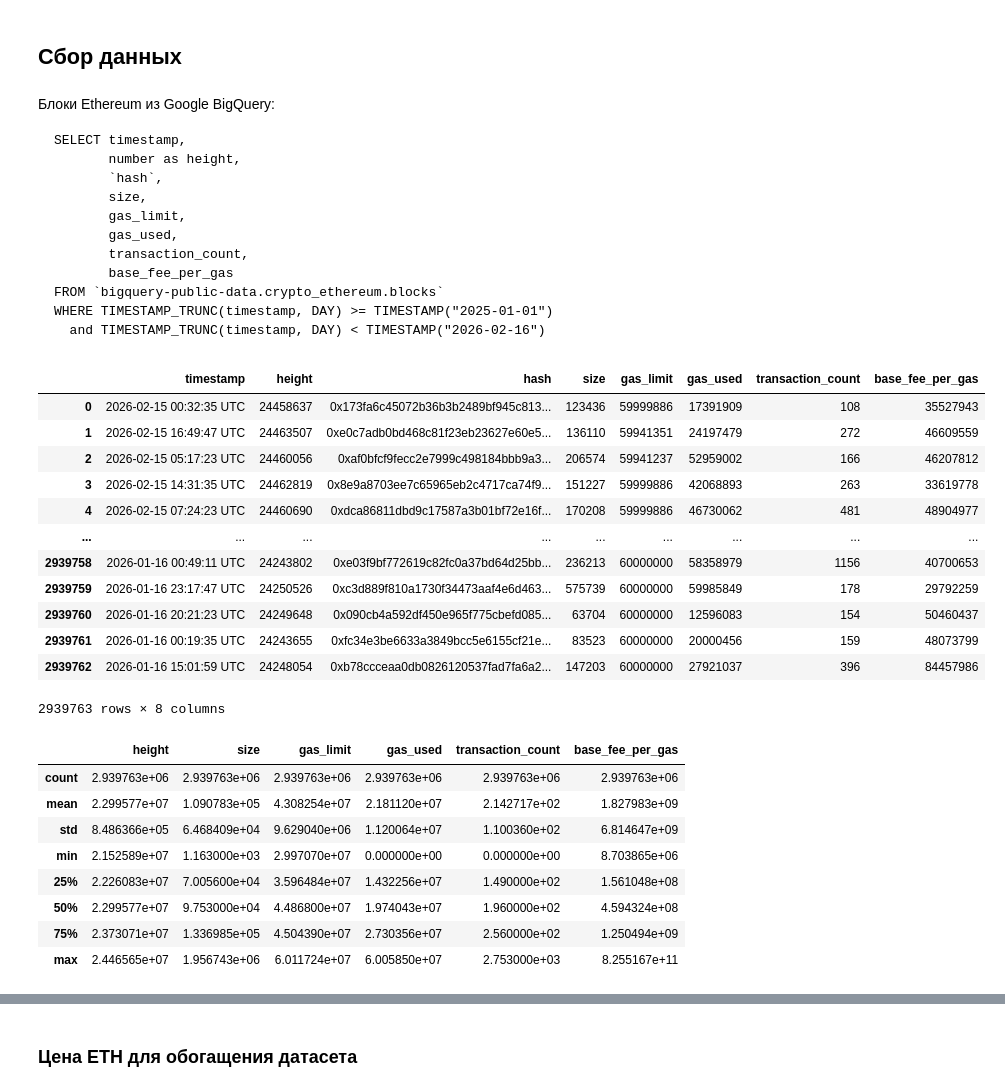
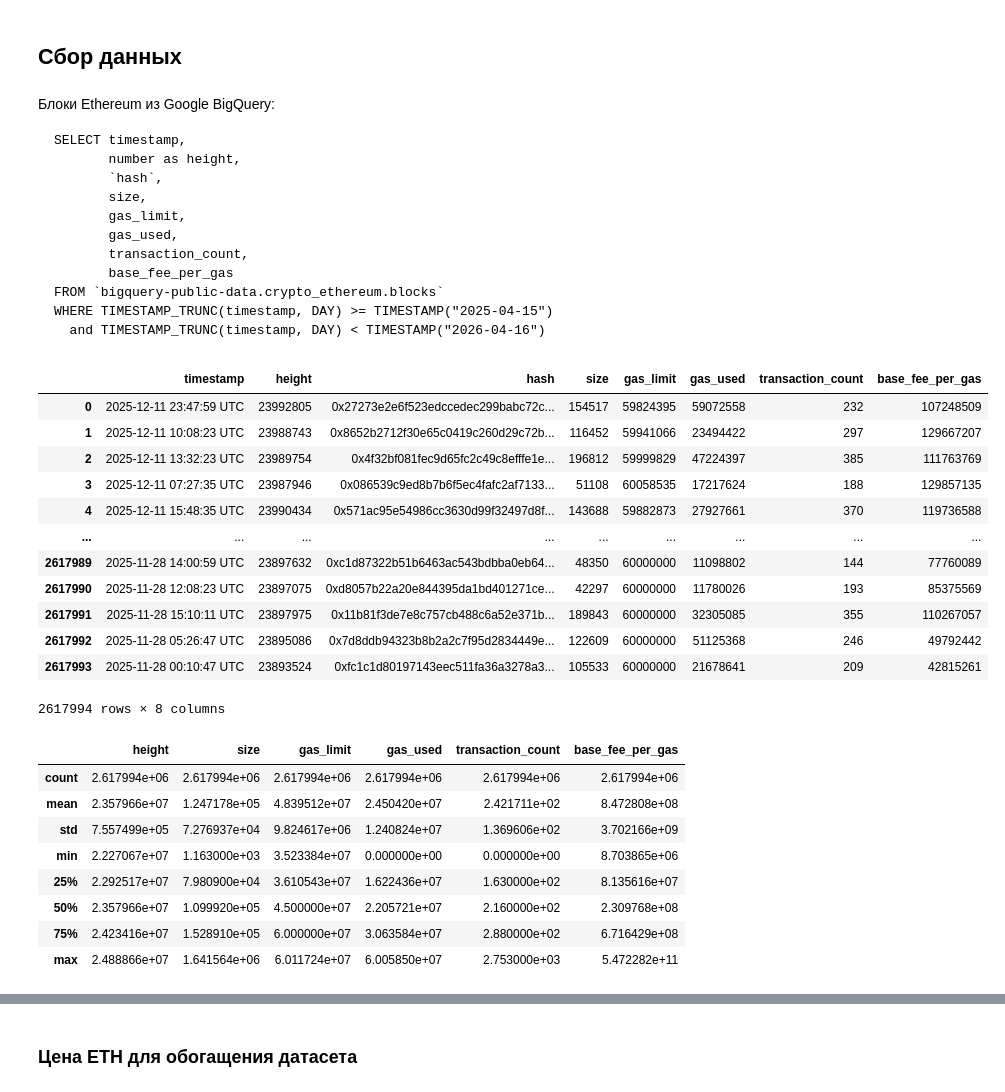
Before and after one commit to dizpatcher/ethereum-fee, a Jupyter notebook: notebooks/base_fee_data.ipynb, the cells around one changed output, grey strips where cells are left out. Saved outputs shown, nothing was run; the diff lists cells and outputs as text; code cells hidden in the pictures.

````diff
--- a/notebooks/base_fee_data.ipynb
+++ b/notebooks/base_fee_data.ipynb
@@ -28,38 +28,38 @@ SELECT timestamp,
        transaction_count,
        base_fee_per_gas
 FROM `bigquery-public-data.crypto_ethereum.blocks`
-WHERE TIMESTAMP_TRUNC(timestamp, DAY) >= TIMESTAMP("2025-01-01")
-  and TIMESTAMP_TRUNC(timestamp, DAY) < TIMESTAMP("2026-02-16")
+WHERE TIMESTAMP_TRUNC(timestamp, DAY) >= TIMESTAMP("2025-04-15")
+  and TIMESTAMP_TRUNC(timestamp, DAY) < TIMESTAMP("2026-04-16")
 ```
 # %%
-df = pd.read_csv('data/eth_blocks_2025-01-01_2026-02-15.csv')
+df = pd.read_csv('data/eth_blocks_2025-04-15_2026-04-15.csv')
 df
 # %% [output]
 |  | timestamp | height | hash | size | gas_limit | gas_used | transaction_count | base_fee_per_gas |
-| 0 | 2026-02-15 00:32:35 UTC | 24458637 | 0x173fa6c45072b36b3b2489bf945c813... | 123436 | 59999886 | 17391909 | 108 | 35527943 |
-| 1 | 2026-02-15 16:49:47 UTC | 24463507 | 0xe0c7adb0bd468c81f23eb23627e60e5... | 136110 | 59941351 | 24197479 | 272 | 46609559 |
-| 2 | 2026-02-15 05:17:23 UTC | 24460056 | 0xaf0bfcf9fecc2e7999c498184bbb9a3... | 206574 | 59941237 | 52959002 | 166 | 46207812 |
-| 3 | 2026-02-15 14:31:35 UTC | 24462819 | 0x8e9a8703ee7c65965eb2c4717ca74f9... | 151227 | 59999886 | 42068893 | 263 | 33619778 |
-| 4 | 2026-02-15 07:24:23 UTC | 24460690 | 0xdca86811dbd9c17587a3b01bf72e16f... | 170208 | 59999886 | 46730062 | 481 | 48904977 |
+| 0 | 2025-12-11 23:47:59 UTC | 23992805 | 0x27273e2e6f523edccedec299babc72c... | 154517 | 59824395 | 59072558 | 232 | 107248509 |
+| 1 | 2025-12-11 10:08:23 UTC | 23988743 | 0x8652b2712f30e65c0419c260d29c72b... | 116452 | 59941066 | 23494422 | 297 | 129667207 |
+| 2 | 2025-12-11 13:32:23 UTC | 23989754 | 0x4f32bf081fec9d65fc2c49c8efffe1e... | 196812 | 59999829 | 47224397 | 385 | 111763769 |
+| 3 | 2025-12-11 07:27:35 UTC | 23987946 | 0x086539c9ed8b7b6f5ec4fafc2af7133... | 51108 | 60058535 | 17217624 | 188 | 129857135 |
+| 4 | 2025-12-11 15:48:35 UTC | 23990434 | 0x571ac95e54986cc3630d99f32497d8f... | 143688 | 59882873 | 27927661 | 370 | 119736588 |
 | ... | ... | ... | ... | ... | ... | ... | ... | ... |
-| 2939758 | 2026-01-16 00:49:11 UTC | 24243802 | 0xe03f9bf772619c82fc0a37bd64d25bb... | 236213 | 60000000 | 58358979 | 1156 | 40700653 |
-| 2939759 | 2026-01-16 23:17:47 UTC | 24250526 | 0xc3d889f810a1730f34473aaf4e6d463... | 575739 | 60000000 | 59985849 | 178 | 29792259 |
-| 2939760 | 2026-01-16 20:21:23 UTC | 24249648 | 0x090cb4a592df450e965f775cbefd085... | 63704 | 60000000 | 12596083 | 154 | 50460437 |
-| 2939761 | 2026-01-16 00:19:35 UTC | 24243655 | 0xfc34e3be6633a3849bcc5e6155cf21e... | 83523 | 60000000 | 20000456 | 159 | 48073799 |
-| 2939762 | 2026-01-16 15:01:59 UTC | 24248054 | 0xb78ccceaa0db0826120537fad7fa6a2... | 147203 | 60000000 | 27921037 | 396 | 84457986 |
+| 2617989 | 2025-11-28 14:00:59 UTC | 23897632 | 0xc1d87322b51b6463ac543bdbba0eb64... | 48350 | 60000000 | 11098802 | 144 | 77760089 |
+| 2617990 | 2025-11-28 12:08:23 UTC | 23897075 | 0xd8057b22a20e844395da1bd401271ce... | 42297 | 60000000 | 11780026 | 193 | 85375569 |
+| 2617991 | 2025-11-28 15:10:11 UTC | 23897975 | 0x11b81f3de7e8c757cb488c6a52e371b... | 189843 | 60000000 | 32305085 | 355 | 110267057 |
+| 2617992 | 2025-11-28 05:26:47 UTC | 23895086 | 0x7d8ddb94323b8b2a2c7f95d2834449e... | 122609 | 60000000 | 51125368 | 246 | 49792442 |
+| 2617993 | 2025-11-28 00:10:47 UTC | 23893524 | 0xfc1c1d80197143eec511fa36a3278a3... | 105533 | 60000000 | 21678641 | 209 | 42815261 |
-2939763 rows × 8 columns
+2617994 rows × 8 columns
 # %%
 df.describe()
 # %% [output]
 |  | height | size | gas_limit | gas_used | transaction_count | base_fee_per_gas |
-| count | 2.939763e+06 | 2.939763e+06 | 2.939763e+06 | 2.939763e+06 | 2.939763e+06 | 2.939763e+06 |
-| mean | 2.299577e+07 | 1.090783e+05 | 4.308254e+07 | 2.181120e+07 | 2.142717e+02 | 1.827983e+09 |
-| std | 8.486366e+05 | 6.468409e+04 | 9.629040e+06 | 1.120064e+07 | 1.100360e+02 | 6.814647e+09 |
-| min | 2.152589e+07 | 1.163000e+03 | 2.997070e+07 | 0.000000e+00 | 0.000000e+00 | 8.703865e+06 |
-| 25% | 2.226083e+07 | 7.005600e+04 | 3.596484e+07 | 1.432256e+07 | 1.490000e+02 | 1.561048e+08 |
-| 50% | 2.299577e+07 | 9.753000e+04 | 4.486800e+07 | 1.974043e+07 | 1.960000e+02 | 4.594324e+08 |
-| 75% | 2.373071e+07 | 1.336985e+05 | 4.504390e+07 | 2.730356e+07 | 2.560000e+02 | 1.250494e+09 |
-| max | 2.446565e+07 | 1.956743e+06 | 6.011724e+07 | 6.005850e+07 | 2.753000e+03 | 8.255167e+11 |
+| count | 2.617994e+06 | 2.617994e+06 | 2.617994e+06 | 2.617994e+06 | 2.617994e+06 | 2.617994e+06 |
+| mean | 2.357966e+07 | 1.247178e+05 | 4.839512e+07 | 2.450420e+07 | 2.421711e+02 | 8.472808e+08 |
+| std | 7.557499e+05 | 7.276937e+04 | 9.824617e+06 | 1.240824e+07 | 1.369606e+02 | 3.702166e+09 |
+| min | 2.227067e+07 | 1.163000e+03 | 3.523384e+07 | 0.000000e+00 | 0.000000e+00 | 8.703865e+06 |
+| 25% | 2.292517e+07 | 7.980900e+04 | 3.610543e+07 | 1.622436e+07 | 1.630000e+02 | 8.135616e+07 |
+| 50% | 2.357966e+07 | 1.099920e+05 | 4.500000e+07 | 2.205721e+07 | 2.160000e+02 | 2.309768e+08 |
+| 75% | 2.423416e+07 | 1.528910e+05 | 6.000000e+07 | 3.063584e+07 | 2.880000e+02 | 6.716429e+08 |
+| max | 2.488866e+07 | 1.641564e+06 | 6.011724e+07 | 6.005850e+07 | 2.753000e+03 | 5.472282e+11 |
 # %%
 print("=" * 60)
 print("SHAPE")
````
Also changed, not shown: parts of 182 cells of this notebook, 1 other file.
